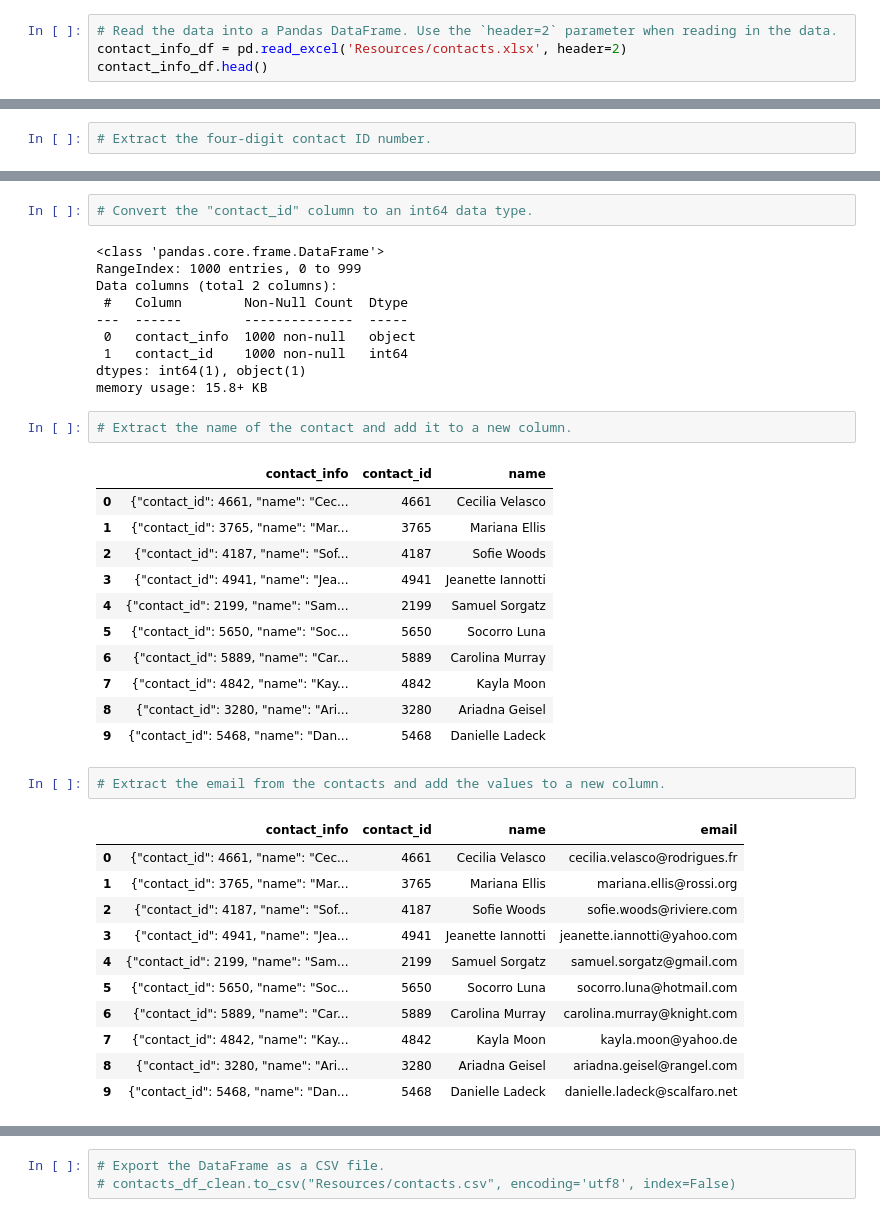
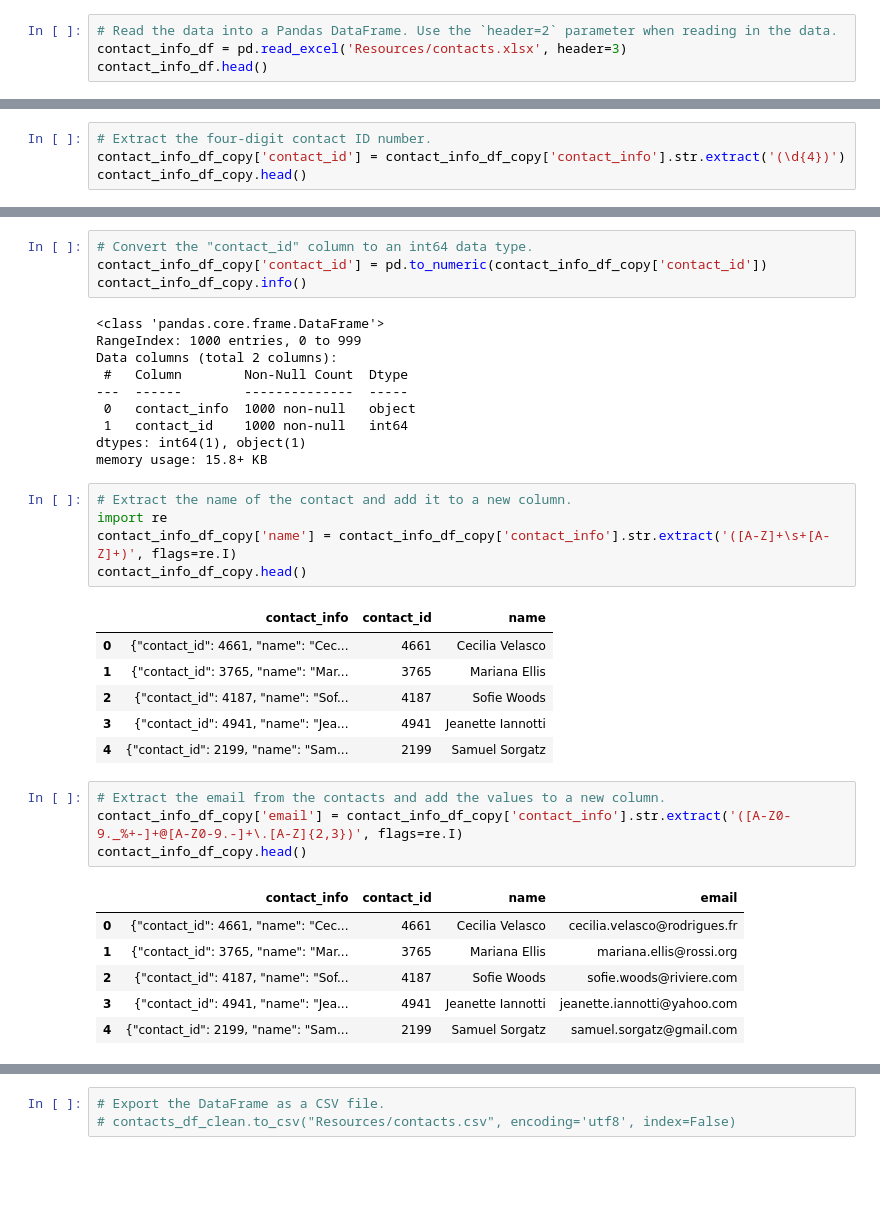
Before and after one commit to rbw9891/crowdfunding_ETL, a Jupyter notebook: ETL_Mini_Project_RWalker.ipynb, the cells around one changed output, grey strips where cells are left out. Saved outputs shown, nothing was run; the diff lists cells and outputs as text; blank space fills up the shorter version.

```diff
--- a/ETL_Mini_Project_RWalker.ipynb
+++ b/ETL_Mini_Project_RWalker.ipynb
@@ -311,7 +311,7 @@ campaign_cleaned.to_csv("Resources/campaign.csv", index=False)
 ### Extract the contacts.xlsx Data.
 # %%
 # Read the data into a Pandas DataFrame. Use the `header=2` parameter when reading in the data.
-contact_info_df = pd.read_excel('Resources/contacts.xlsx', header=2)
+contact_info_df = pd.read_excel('Resources/contacts.xlsx', header=3)
 contact_info_df.head()
 # %% [output]
 |  | contact_info |
@@ -427,6 +433,8 @@ contact_info_df_copy.head()
 | 4 | {"contact_id": 2199, "name": "Sam... |
 # %%
 # Extract the four-digit contact ID number.
+contact_info_df_copy['contact_id'] = contact_info_df_copy['contact_info'].str.extract('(\d{4})')
+contact_info_df_copy.head()
 # %% [output]
 |  | contact_info | contact_id |
 | 0 | {"contact_id": 4661, "name": "Cec... | 4661 |
@@ -448,6 +457,8 @@ dtypes: object(2)
 memory usage: 15.8+ KB
 # %%
 # Convert the "contact_id" column to an int64 data type.
+contact_info_df_copy['contact_id'] = pd.to_numeric(contact_info_df_copy['contact_id'])
+contact_info_df_copy.info()
 # %% [output]
 <class 'pandas.core.frame.DataFrame'>
 RangeIndex: 1000 entries, 0 to 999
@@ -460,6 +471,9 @@ dtypes: int64(1), object(1)
 memory usage: 15.8+ KB
 # %%
 # Extract the name of the contact and add it to a new column.
+import re
+contact_info_df_copy['name'] = contact_info_df_copy['contact_info'].str.extract('([A-Z]+\s+[A-Z]+)', flags=re.I)
+contact_info_df_copy.head()
 # %% [output]
 |  | contact_info | contact_id | name |
 | 0 | {"contact_id": 4661, "name": "Cec... | 4661 | Cecilia Velasco |
@@ -467,24 +481,16 @@ memory usage: 15.8+ KB
 | 2 | {"contact_id": 4187, "name": "Sof... | 4187 | Sofie Woods |
 | 3 | {"contact_id": 4941, "name": "Jea... | 4941 | Jeanette Iannotti |
 | 4 | {"contact_id": 2199, "name": "Sam... | 2199 | Samuel Sorgatz |
-| 5 | {"contact_id": 5650, "name": "Soc... | 5650 | Socorro Luna |
-| 6 | {"contact_id": 5889, "name": "Car... | 5889 | Carolina Murray |
-| 7 | {"contact_id": 4842, "name": "Kay... | 4842 | Kayla Moon |
-| 8 | {"contact_id": 3280, "name": "Ari... | 3280 | Ariadna Geisel |
-| 9 | {"contact_id": 5468, "name": "Dan... | 5468 | Danielle Ladeck |
 # %%
 # Extract the email from the contacts and add the values to a new column.
+contact_info_df_copy['email'] = contact_info_df_copy['contact_info'].str.extract('([A-Z0-9._%+-]+@[A-Z0-9.-]+\.[A-Z]{2,3})', flags=re.I)
+contact_info_df_copy.head()
 # %% [output]
 |  | contact_info | contact_id | name | email |
 | 0 | {"contact_id": 4661, "name": "Cec... | 4661 | Cecilia Velasco | cecilia.velasco@rodrigues.fr |
 | 1 | {"contact_id": 3765, "name": "Mar... | 3765 | Mariana Ellis | mariana.ellis@rossi.org |
 | 2 | {"contact_id": 4187, "name": "Sof... | 4187 | Sofie Woods | sofie.woods@riviere.com |
 | 3 | {"contact_id": 4941, "name": "Jea... | 4941 | Jeanette Iannotti | jeanette.iannotti@yahoo.com |
 | 4 | {"contact_id": 2199, "name": "Sam... | 2199 | Samuel Sorgatz | samuel.sorgatz@gmail.com |
-| 5 | {"contact_id": 5650, "name": "Soc... | 5650 | Socorro Luna | socorro.luna@hotmail.com |
-| 6 | {"contact_id": 5889, "name": "Car... | 5889 | Carolina Murray | carolina.murray@knight.com |
-| 7 | {"contact_id": 4842, "name": "Kay... | 4842 | Kayla Moon | kayla.moon@yahoo.de |
-| 8 | {"contact_id": 3280, "name": "Ari... | 3280 | Ariadna Geisel | ariadna.geisel@rangel.com |
-| 9 | {"contact_id": 5468, "name": "Dan... | 5468 | Danielle Ladeck | danielle.ladeck@scalfaro.net |
 # %%
 # Create a copy of the contact_info_df with the 'contact_id', 'name', 'email' columns.
```
Also changed, not shown: parts of 15 cells of this notebook, 5 other files.
